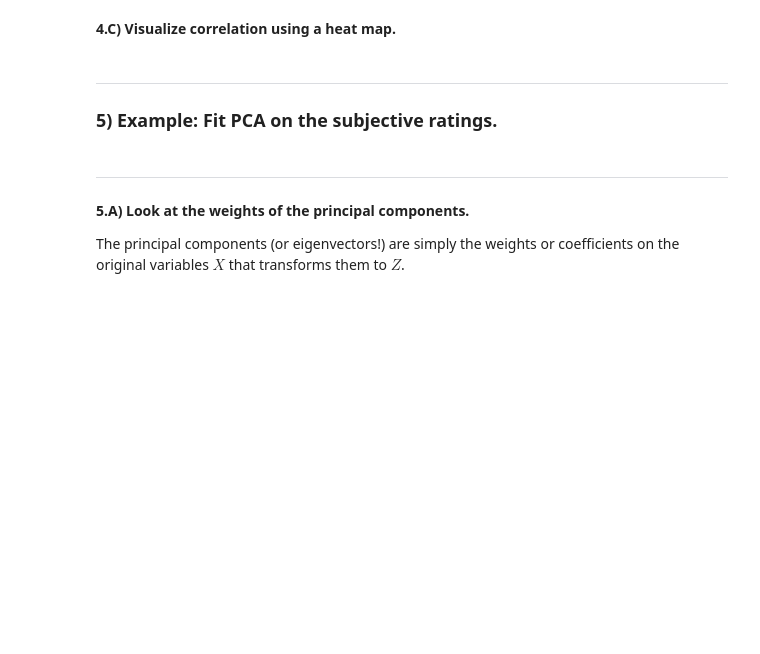
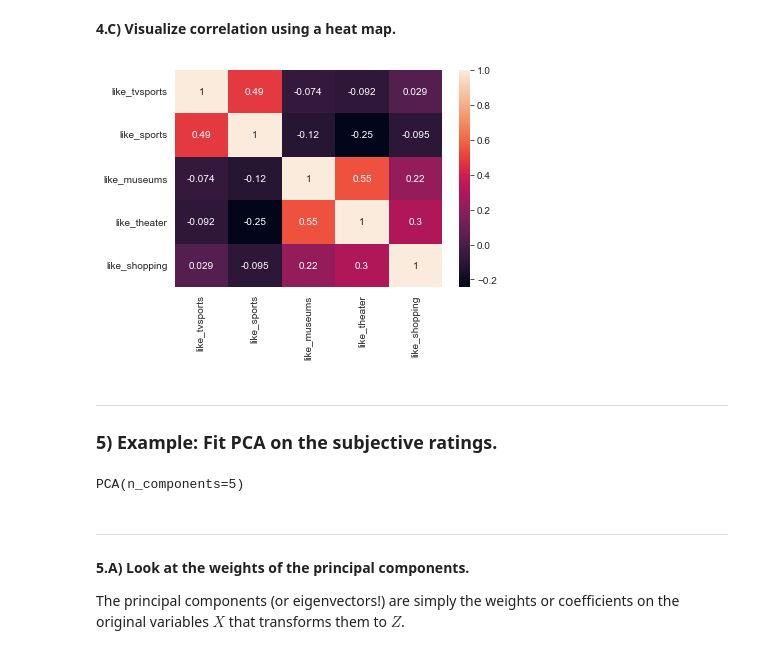
Before and after one commit to Tatadektep/Pca_Lab, a Jupyter notebook: starter-code.ipynb, the cells around one changed output. Saved outputs shown, nothing was run; the diff lists cells and outputs as text; code cells hidden in the pictures; blank space fills up the shorter version.

```diff
--- a/starter-code.ipynb
+++ b/starter-code.ipynb
@@ -162,0 +299,6 @@ sd_like = sd[preference_cols]
+# %%
+# A:
+h2 = sns.heatmap(sd[preference_cols].corr(), annot=True);
+#plt.xticks(rotation=0);
+# %% [output]
+[figure, added]
@@ -166,7 +312,9 @@ sd_like = sd[preference_cols]
 ### 5) Example: Fit PCA on the subjective ratings.
 # %%
 subjective_pca = PCA(n_components=5)
-subjective_pca.fit(subjective.values)
+subjective_pca.fit(sd[subjective_cols].values)
+# %% [output]
+PCA(n_components=5)
 # %% [markdown]
 ---
 
```
Also changed, not shown: parts of 74 cells of this notebook.
